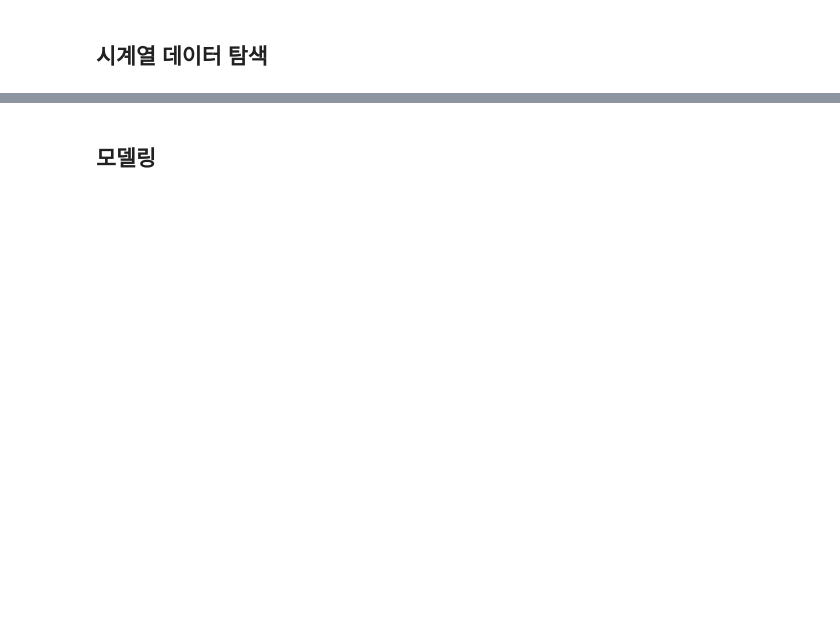
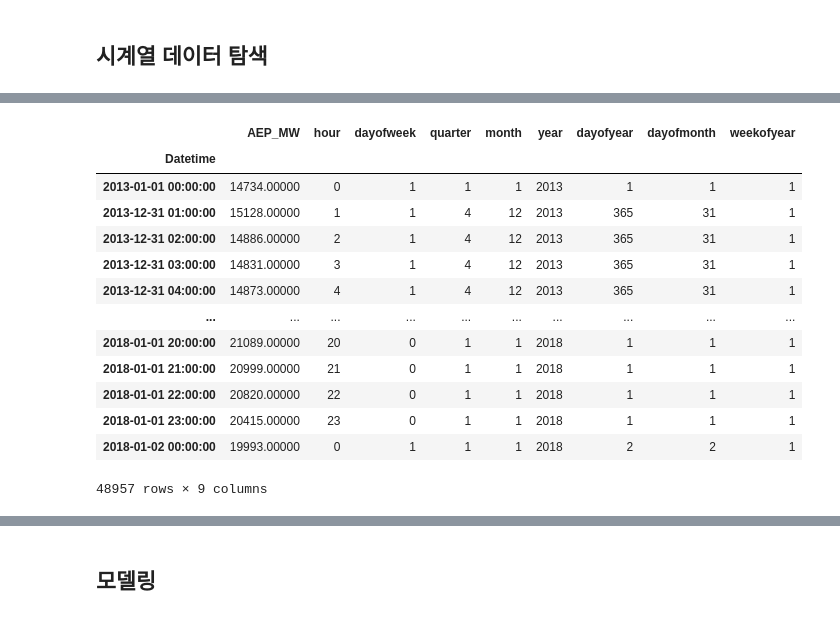
Before and after one commit to deepskill-repo/z2407-dbhitek, a Jupyter notebook: 305_timeseries.ipynb, the cells around one changed output, grey strips where cells are left out. Saved outputs shown, nothing was run; the diff lists cells and outputs as text; code cells hidden in the pictures; blank space fills up the shorter version.

```diff
--- a/305_timeseries.ipynb
+++ b/305_timeseries.ipynb
@@ -59,6 +72,23 @@ def create_features(df):
     return df
 
 df = create_features(df)
+# %%
+df
+# %% [output]
+|  | AEP_MW | hour | dayofweek | quarter | month | year | dayofyear | dayofmonth | weekofyear |
+| Datetime |  |  |  |  |  |  |  |  |  |
+| 2013-01-01 00:00:00 | 14734.00000 | 0 | 1 | 1 | 1 | 2013 | 1 | 1 | 1 |
+| 2013-12-31 01:00:00 | 15128.00000 | 1 | 1 | 4 | 12 | 2013 | 365 | 31 | 1 |
+| 2013-12-31 02:00:00 | 14886.00000 | 2 | 1 | 4 | 12 | 2013 | 365 | 31 | 1 |
+| 2013-12-31 03:00:00 | 14831.00000 | 3 | 1 | 4 | 12 | 2013 | 365 | 31 | 1 |
+| 2013-12-31 04:00:00 | 14873.00000 | 4 | 1 | 4 | 12 | 2013 | 365 | 31 | 1 |
+| ... | ... | ... | ... | ... | ... | ... | ... | ... | ... |
+| 2018-01-01 20:00:00 | 21089.00000 | 20 | 0 | 1 | 1 | 2018 | 1 | 1 | 1 |
+| 2018-01-01 21:00:00 | 20999.00000 | 21 | 0 | 1 | 1 | 2018 | 1 | 1 | 1 |
+| 2018-01-01 22:00:00 | 20820.00000 | 22 | 0 | 1 | 1 | 2018 | 1 | 1 | 1 |
+| 2018-01-01 23:00:00 | 20415.00000 | 23 | 0 | 1 | 1 | 2018 | 1 | 1 | 1 |
+| 2018-01-02 00:00:00 | 19993.00000 | 0 | 1 | 1 | 1 | 2018 | 2 | 2 | 1 |
+48957 rows × 9 columns
 # %%
 # 시간대에 따른 전력 소비량을 확인합니다
 fig, ax = plt.subplots(figsize=(10, 8))
```
Also changed, not shown: parts of 10 cells of this notebook, 1 other file.
